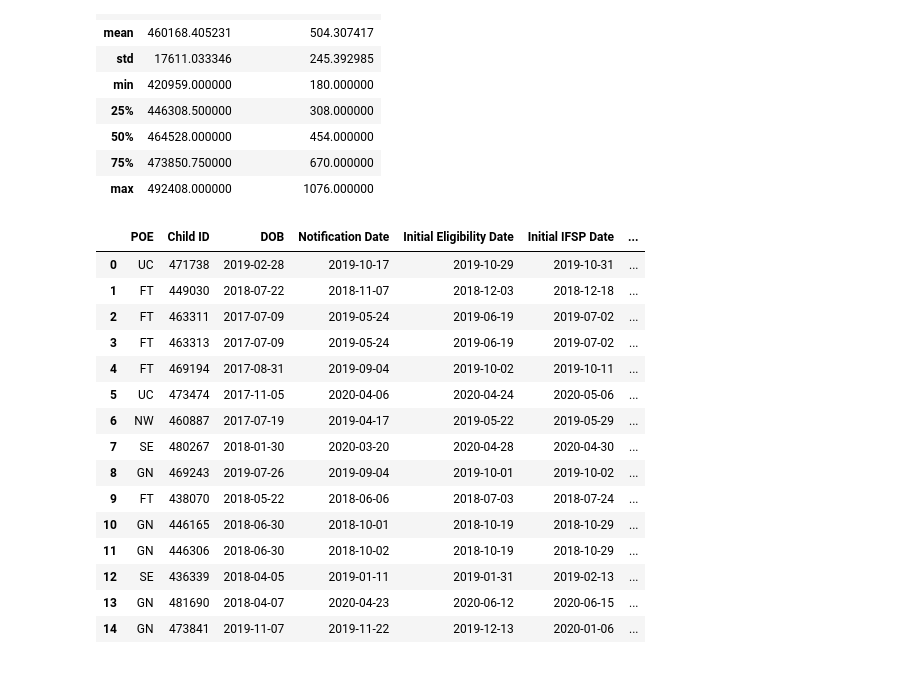
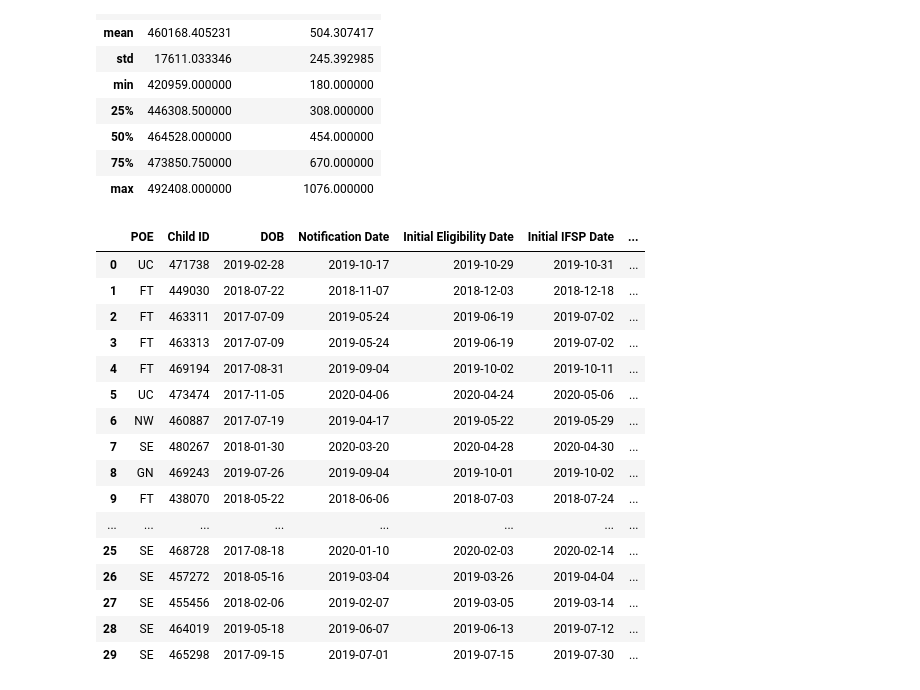
Before and after one commit to parallel-parker/ddid, a Jupyter notebook: notebook/DDID.ipynb, the cells around one changed output. Drawn from its saved outputs; the diff is of its cells as text; code cells hidden in the pictures.

```diff
--- a/notebook/DDID.ipynb
+++ b/notebook/DDID.ipynb
@@ -37,22 +37,24 @@ exit_notes.describe()
 | 75% | 473850.750000 | 670.000000 |
 | max | 492408.000000 | 1076.000000 |
 # %%
-exit_notes['extra_dates'] = exit_notes['Exit Note'].str.findall(r'\d+[/-]\d+[/-]\d+')
-exit_notes.head(15)
+exit_notes['exit_dates'] = exit_notes['Exit Note'].str.findall(r'Exit Date: \d+[/-]\d+[/-]\d+')
+exit_notes['reopened'] = exit_notes['Exit Note'].str.findall(r'Reopened: \d+[/-]\d+[/-]\d+')
+exit_notes.head(30)
 # %% [output]
 |  | POE | Child ID | DOB | Notification Date | Initial Eligibility Date | Initial IFSP Date | ... |
 | 0 | UC | 471738 | 2019-02-28 | 2019-10-17 | 2019-10-29 | 2019-10-31 | ... |
 | 1 | FT | 449030 | 2018-07-22 | 2018-11-07 | 2018-12-03 | 2018-12-18 | ... |
 | 2 | FT | 463311 | 2017-07-09 | 2019-05-24 | 2019-06-19 | 2019-07-02 | ... |
 | 3 | FT | 463313 | 2017-07-09 | 2019-05-24 | 2019-06-19 | 2019-07-02 | ... |
 | 4 | FT | 469194 | 2017-08-31 | 2019-09-04 | 2019-10-02 | 2019-10-11 | ... |
 | 5 | UC | 473474 | 2017-11-05 | 2020-04-06 | 2020-04-24 | 2020-05-06 | ... |
 | 6 | NW | 460887 | 2017-07-19 | 2019-04-17 | 2019-05-22 | 2019-05-29 | ... |
 | 7 | SE | 480267 | 2018-01-30 | 2020-03-20 | 2020-04-28 | 2020-04-30 | ... |
 | 8 | GN | 469243 | 2019-07-26 | 2019-09-04 | 2019-10-01 | 2019-10-02 | ... |
 | 9 | FT | 438070 | 2018-05-22 | 2018-06-06 | 2018-07-03 | 2018-07-24 | ... |
-| 10 | GN | 446165 | 2018-06-30 | 2018-10-01 | 2018-10-19 | 2018-10-29 | ... |
-| 11 | GN | 446306 | 2018-06-30 | 2018-10-02 | 2018-10-19 | 2018-10-29 | ... |
-| 12 | SE | 436339 | 2018-04-05 | 2019-01-11 | 2019-01-31 | 2019-02-13 | ... |
-| 13 | GN | 481690 | 2018-04-07 | 2020-04-23 | 2020-06-12 | 2020-06-15 | ... |
-| 14 | GN | 473841 | 2019-11-07 | 2019-11-22 | 2019-12-13 | 2020-01-06 | ... |
+| ... | ... | ... | ... | ... | ... | ... | ... |
+| 25 | SE | 468728 | 2017-08-18 | 2020-01-10 | 2020-02-03 | 2020-02-14 | ... |
+| 26 | SE | 457272 | 2018-05-16 | 2019-03-04 | 2019-03-26 | 2019-04-04 | ... |
+| 27 | SE | 455456 | 2018-02-06 | 2019-02-07 | 2019-03-05 | 2019-03-14 | ... |
+| 28 | SE | 464019 | 2019-05-18 | 2019-06-07 | 2019-06-13 | 2019-07-12 | ... |
+| 29 | SE | 465298 | 2017-09-15 | 2019-07-01 | 2019-07-15 | 2019-07-30 | ... |
```
